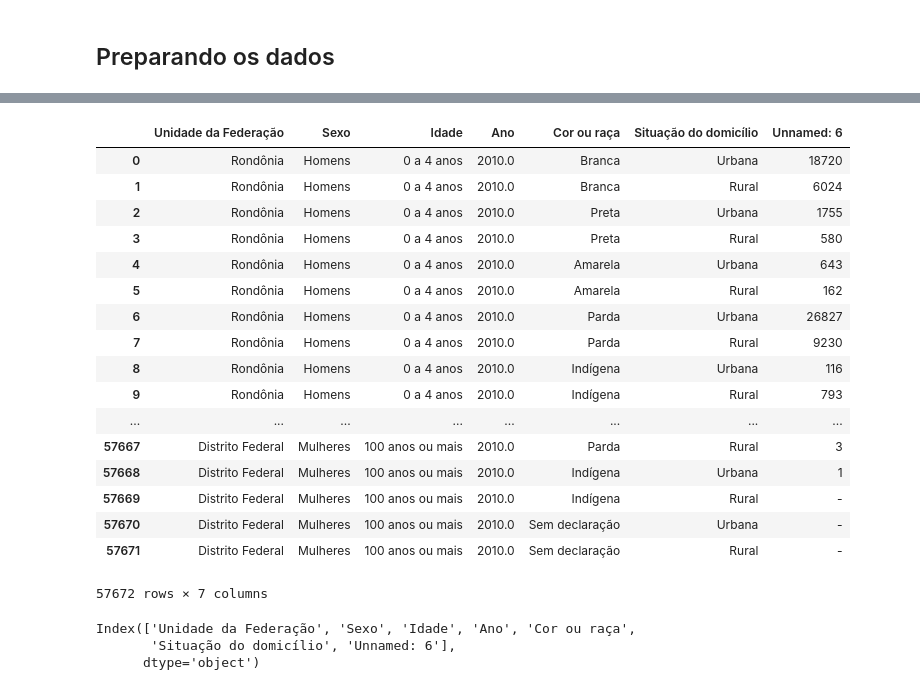
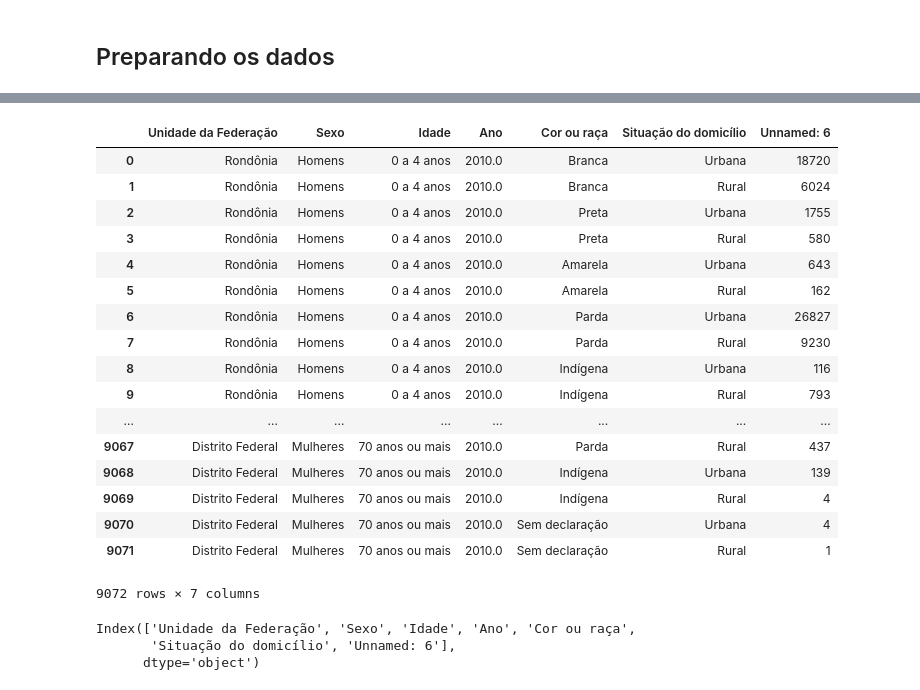
Before and after one commit to pyladiespb-org/minicurso-analise-descritiva-dados-abertos, a Jupyter notebook: AnalisePopulacao.ipynb, the cells around one changed output, grey strips where cells are left out. Saved outputs shown, nothing was run; the diff lists cells and outputs as text; code cells hidden in the pictures.

```diff
--- a/AnalisePopulacao.ipynb
+++ b/AnalisePopulacao.ipynb
@@ -30,7 +21,7 @@ import pandas as pd
 import matplotlib
 import matplotlib.pyplot as plt
 # %%
-populacao = pd.read_csv('data/populacao/populacao_genero_cor_2010.csv', delimiter=';', header=2)
+populacao = pd.read_csv('data/populacao/populacao_idade_agregada.csv', delimiter=';', header=2)
 populacao
 # %% [output]
 |  | Unidade da Federação | Sexo | Idade | Ano | Cor ou raça | Situação do domicílio | Unnamed: 6 |
@@ -54,25 +45,25 @@ populacao
 # %%
-populacao = populacao[:57672]
+populacao = populacao[:9072]
 populacao
 # %% [output]
 |  | Unidade da Federação | Sexo | Idade | Ano | Cor ou raça | Situação do domicílio | Unnamed: 6 |
 | 0 | Rondônia | Homens | 0 a 4 anos | 2010.0 | Branca | Urbana | 18720 |
 | 1 | Rondônia | Homens | 0 a 4 anos | 2010.0 | Branca | Rural | 6024 |
 | 2 | Rondônia | Homens | 0 a 4 anos | 2010.0 | Preta | Urbana | 1755 |
 | 3 | Rondônia | Homens | 0 a 4 anos | 2010.0 | Preta | Rural | 580 |
 | 4 | Rondônia | Homens | 0 a 4 anos | 2010.0 | Amarela | Urbana | 643 |
 | 5 | Rondônia | Homens | 0 a 4 anos | 2010.0 | Amarela | Rural | 162 |
 | 6 | Rondônia | Homens | 0 a 4 anos | 2010.0 | Parda | Urbana | 26827 |
 | 7 | Rondônia | Homens | 0 a 4 anos | 2010.0 | Parda | Rural | 9230 |
 | 8 | Rondônia | Homens | 0 a 4 anos | 2010.0 | Indígena | Urbana | 116 |
 | 9 | Rondônia | Homens | 0 a 4 anos | 2010.0 | Indígena | Rural | 793 |
 | ... | ... | ... | ... | ... | ... | ... | ... |
-| 57667 | Distrito Federal | Mulheres | 100 anos ou mais | 2010.0 | Parda | Rural | 3 |
-| 57668 | Distrito Federal | Mulheres | 100 anos ou mais | 2010.0 | Indígena | Urbana | 1 |
-| 57669 | Distrito Federal | Mulheres | 100 anos ou mais | 2010.0 | Indígena | Rural | - |
-| 57670 | Distrito Federal | Mulheres | 100 anos ou mais | 2010.0 | Sem declaração | Urbana | - |
-| 57671 | Distrito Federal | Mulheres | 100 anos ou mais | 2010.0 | Sem declaração | Rural | - |
+| 9067 | Distrito Federal | Mulheres | 70 anos ou mais | 2010.0 | Parda | Rural | 437 |
+| 9068 | Distrito Federal | Mulheres | 70 anos ou mais | 2010.0 | Indígena | Urbana | 139 |
+| 9069 | Distrito Federal | Mulheres | 70 anos ou mais | 2010.0 | Indígena | Rural | 4 |
+| 9070 | Distrito Federal | Mulheres | 70 anos ou mais | 2010.0 | Sem declaração | Urbana | 4 |
+| 9071 | Distrito Federal | Mulheres | 70 anos ou mais | 2010.0 | Sem declaração | Rural | 1 |
-57672 rows × 7 columns
+9072 rows × 7 columns
 # %%
 populacao.columns
 # %% [output]
```
Also changed, not shown: parts of 15 cells of this notebook.
